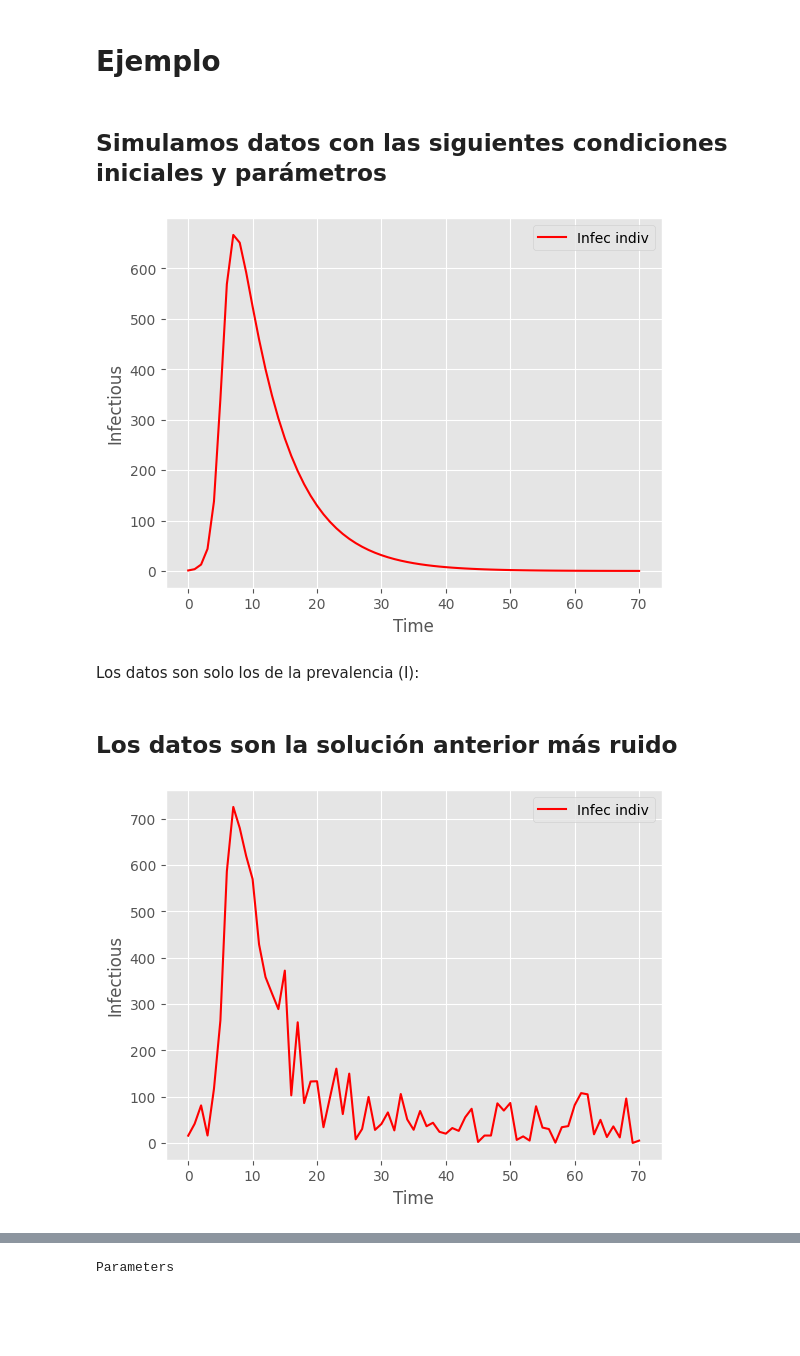
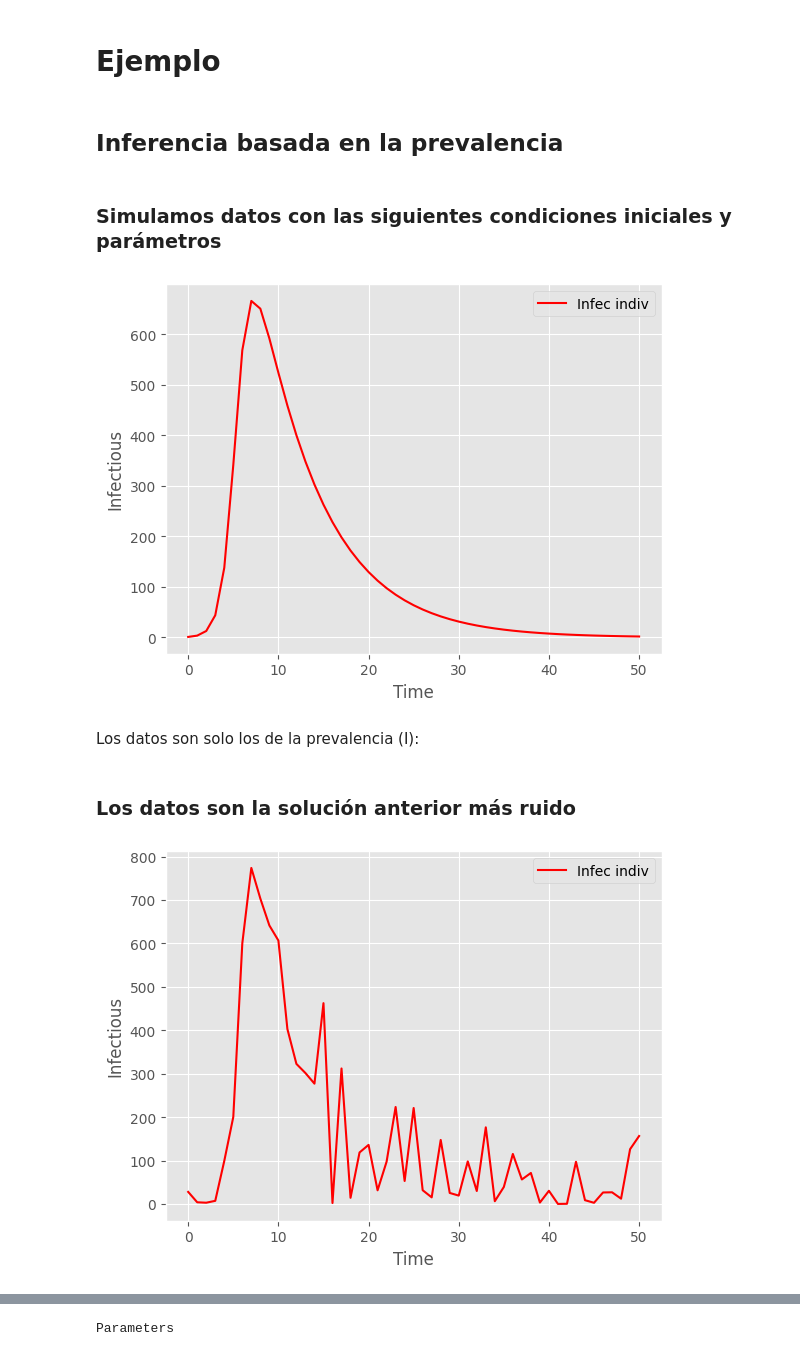
Before and after one commit to leticiaram/Modelacion-Epidemiologica, a Jupyter notebook: 2_Ajuste_Numerico_modelo_SIR.ipynb, the cells around one changed output, grey strips where cells are left out. Saved outputs shown, nothing was run; the diff lists cells and outputs as text; code cells hidden in the pictures; blank space fills up the shorter version.

```diff
--- a/2_Ajuste_Numerico_modelo_SIR.ipynb
+++ b/2_Ajuste_Numerico_modelo_SIR.ipynb
@@ -73,8 +73,10 @@ def residual(ps,ts,data):
     return (model[:,1]-data)
 # %% [markdown]
 # Ejemplo
+# %% [markdown]
+## Inferencia basada en la prevalencia
 # %% [markdown]
-## Simulamos datos con las siguientes condiciones iniciales y parámetros
+### Simulamos datos con las siguientes condiciones iniciales y parámetros
 # %%
 beta = 1.42
 gamma = 0.142
@@ -85,7 +87,7 @@ S0 = 1000-1
 I0 = 1
 INPUT = (S0, I0, 0.0)
 
-t_start = 0.0; t_end = 70; t_inc = 1.0
+t_start = 0.0; t_end = 50; t_inc = 1.0
 t_range = np.arange(t_start, t_end+t_inc, t_inc)
 # %%
 data = g(t_range,INPUT, true_params)
@@ -96,24 +98,24 @@ pl.xlabel('Time')
 pl.ylabel('Infectious')
 pl.show()
 # %% [output]
-[figure, old version]
+[figure, new version]
 # %% [markdown]
 Los datos son solo los de la prevalencia (I):
 # %%
 data = data[:,1]
 # %% [markdown]
-## Los datos son la solución anterior más ruido
+### Los datos son la solución anterior más ruido
 # %%
 np.random.seed(34)
 
-data += np.random.normal(size=data.shape,scale=60)
+data += np.random.normal(size=data.shape,scale=50)
 data = abs(data)
 #Ploting
 pl.plot(data, '-r', label='Infec indiv')
 pl.legend(loc=0)
 pl.xlabel('Time')
 pl.ylabel('Infectious')
 pl.show()
 # %% [output]
-[figure, old version]
+[figure, new version]
 # %% [markdown]
```
Also changed, not shown: parts of 24 cells of this notebook.
